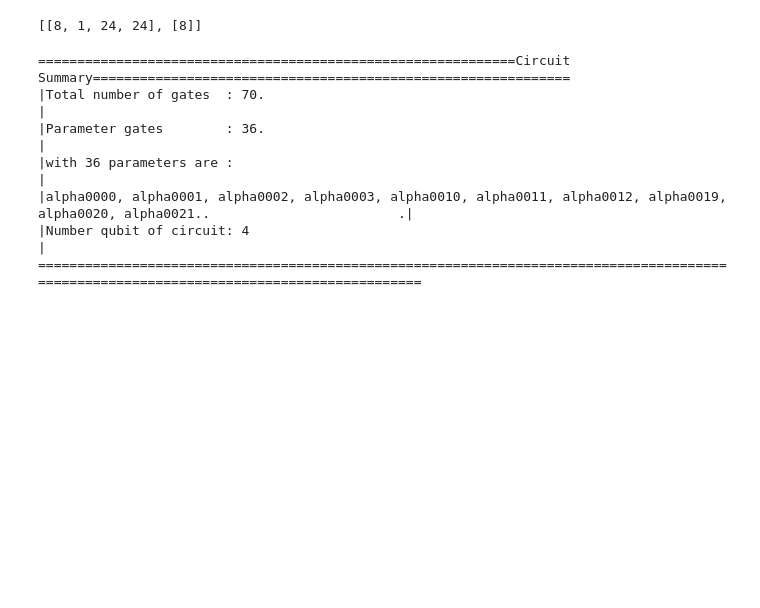
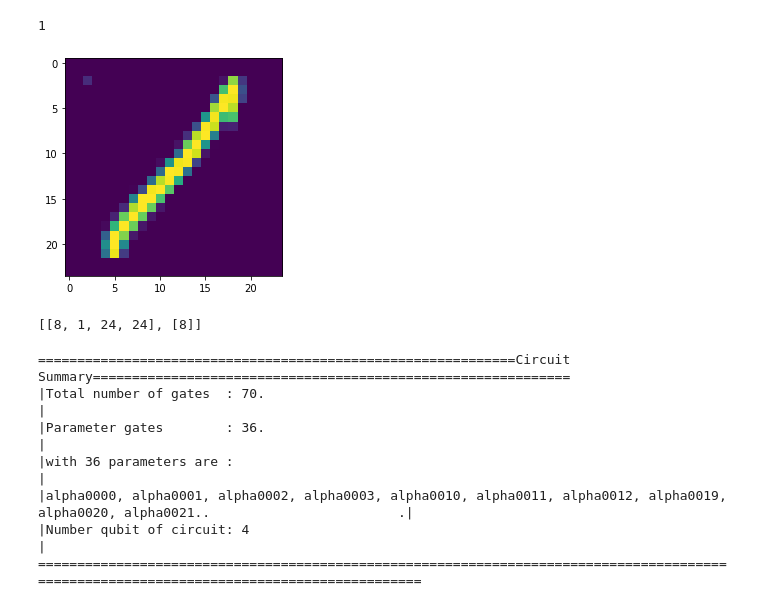
Before and after one commit to forturnme/mqms_mnist_qnn, a Jupyter notebook: mnist42000_qnn.ipynb, the cells around one changed output. Saved outputs shown, nothing was run; the diff lists cells and outputs as text; code cells hidden in the pictures; blank space fills up the shorter version.

```diff
--- a/mnist42000_qnn.ipynb
+++ b/mnist42000_qnn.ipynb
@@ -3,11 +3,11 @@ import os                                                 # 导入os库
 os.environ['OMP_NUM_THREADS'] = '2'                       # 通过os.environ将量子线路模拟器的线程数设置为2
 import numpy as np
 # %%
-
+batchsize = 8
 X_train = np.fromfile('mnist42000_train_data.numpy').reshape(-1, 1, 24, 24)
-y_train = np.fromfile('mnist42000_train_labels.numpy').astype(int)
+y_train = np.fromfile('mnist42000_train_labels.numpy', dtype=np.int64).astype(int)
 X_test = np.fromfile('mnist42000_test_data.numpy').reshape(-1, 1, 24, 24)
-y_test = np.fromfile('mnist42000_test_labels.numpy').astype(int)
+y_test = np.fromfile('mnist42000_test_labels.numpy', dtype=np.int64).astype(int)
 from mindspore.dataset import NumpySlicesDataset
-dataset_train = NumpySlicesDataset({'features': X_train, 'labels': y_train}, shuffle=False).batch(8)
+dataset_train = NumpySlicesDataset({'features': X_train, 'labels': y_train}, shuffle=True).batch(batchsize)
 # %% [output]
@@ -15,3 +15,10 @@ dataset_train = NumpySlicesDataset({'features': X_train, 'labels': y_train}, shu
+# %%
+import matplotlib.pyplot as plt
+plt.imshow(X_train[634, 0])
+print(y_train[634])
+# %% [output]
+1
+[figure, added]
 # %%
 dataset_train.output_shapes()
 # %% [output]
```
Also changed, not shown: parts of 5 cells of this notebook.
